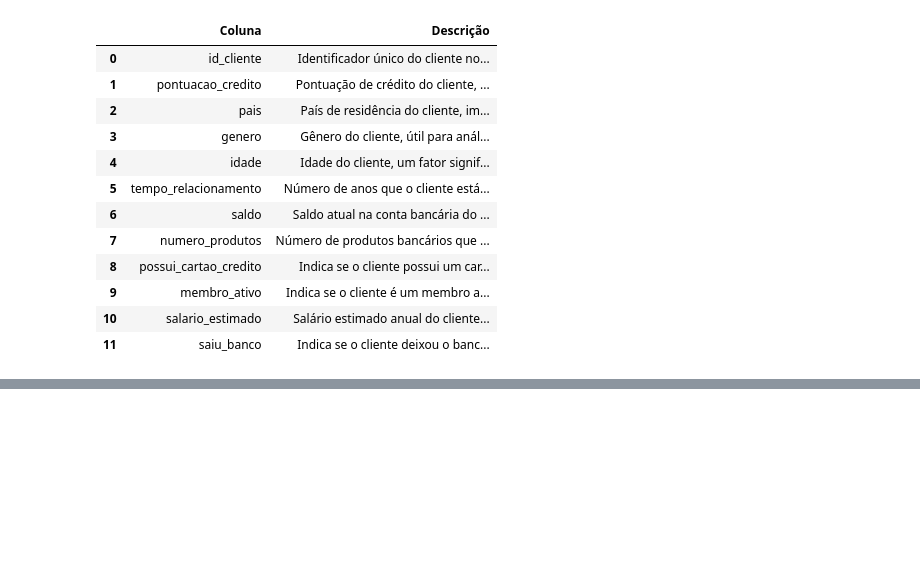
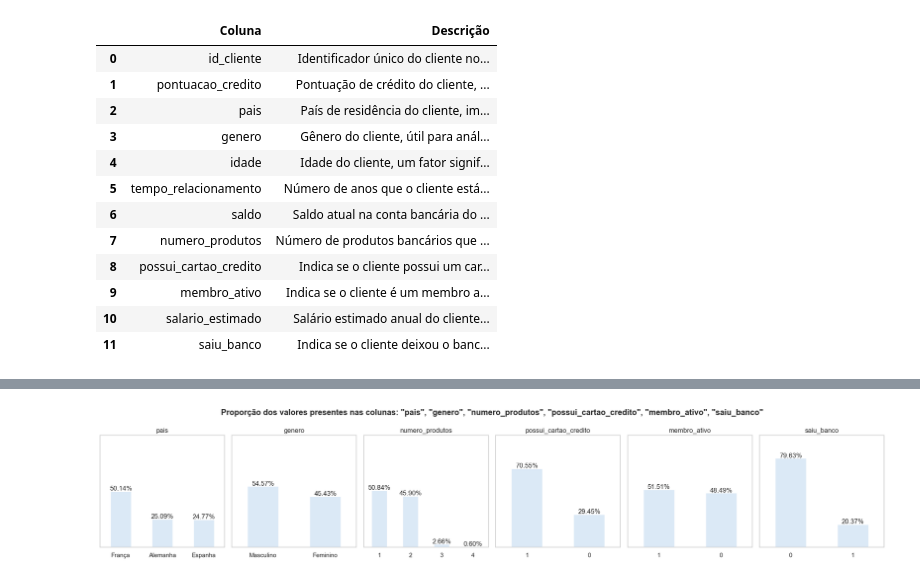
Before and after one commit to tnleite/blue-bank-customer-churn-eda, a Jupyter notebook: 02-Analise/blue-bank-costumer-churn-eda.ipynb, the cells around one changed output, grey strips where cells are left out. Drawn from its saved outputs; the diff is of its cells as text; code cells hidden in the pictures; blank space fills up the shorter version.

Commit message:
add explorações iniciais das distribuições de cada coluna

```diff
--- a/02-Analise/blue-bank-costumer-churn-eda.ipynb
+++ b/02-Analise/blue-bank-costumer-churn-eda.ipynb
@@ -367,3 +385,7 @@ Descrição atualizada das colunas do DataFrame:
         - **Traçar o perfil dos clientes do banco no geral.**
 
 - **Cada uma dessas perguntas será explorada individualmente, utilizando técnicas de análise de dados e visualização para extrair insights relevantes e acionáveis.**
+# %%
+for column in ["pais", "genero", "numero_produtos", "possui_cartao_credito", "membro_ativo", "saiu_banco"]:
+    print(df[column].value_counts(normalize = True))
+    print("-"*30)
@@ -369,0 +410,28 @@ Descrição atualizada das colunas do DataFrame:
+# %%
+# for column in ['pais', 'genero', 'numero_produtos', 'possui_cartao_credito', 'membro_ativo', 'saiu_banco']:
+plt.figure(figsize = (20, 4))
+plt.suptitle('Proporção dos valores presentes nas colunas: "pais", "genero", "numero_produtos", "possui_cartao_credito", "membro_ativo", "saiu_banco"', fontweight = "bold")
+
+for i, column in zip(range(1, 7), ["pais", "genero", "numero_produtos", "possui_cartao_credito", "membro_ativo", "saiu_banco"]):
+    plt.subplot(1, 6, i)
+    ax = df[column].value_counts(normalize = True).plot(kind = "bar", title = column)
+    ax.grid(False)
+    ax.set_xticklabels(ax.get_xticklabels(), rotation = 0)
+    ax.set_xlabel("")
+    ax.yaxis.set_major_formatter("")
+    ax.set_ylim(0, 1)
+
+    for p in ax.patches:
+        ax.annotate(
+            f"{p.get_height() * 100:.2f}%",  # Texto a ser anotado (altura da barra em porcentagem)
+            (p.get_x() + p.get_width() / 2., p.get_height()),  # Posição (x, y) da anotação
+            ha = "center",  # Alinhamento horizontal do texto ao centro
+            va = "center",  # Alinhamento vertical do texto ao centro
+            xytext = (0, 5),  # Deslocamento do texto em relação ao ponto (x, y)
+            textcoords = "offset points"  # Sistema de coordenadas para interpretar xytext
+        )
+
+plt.tight_layout()
+plt.show()
+# %% [output]
+[figure, added]
```
Also changed, not shown: parts of 28 cells of this notebook.
